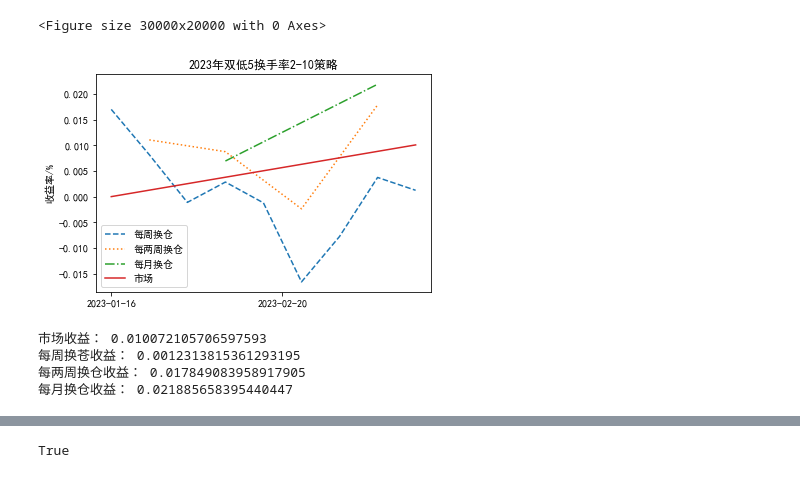
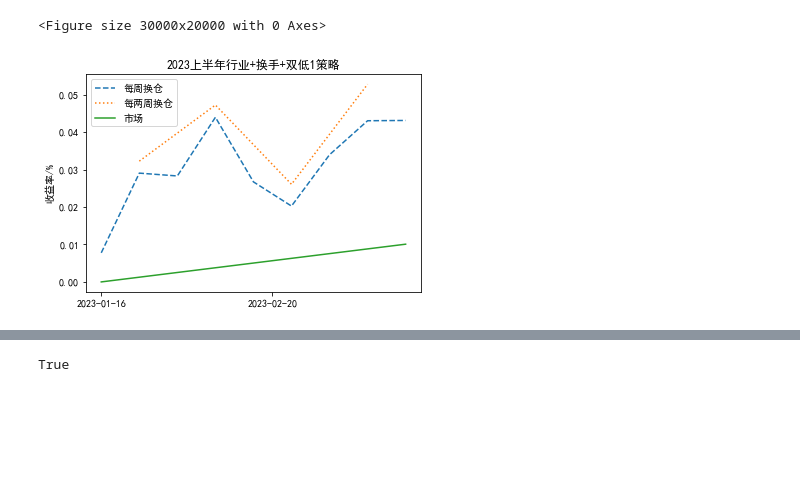
Before and after one commit to yts798/Convertible-Bond-Database, a Jupyter notebook: strategy/strategy.ipynb, the cells around one changed output, grey strips where cells are left out. Drawn from its saved outputs; the diff is of its cells as text; code cells hidden in the pictures; blank space fills up the shorter version.

```diff
--- a/strategy/strategy.ipynb
+++ b/strategy/strategy.ipynb
@@ -239,0 +536,5 @@ def plot_str(days, profit,tick_spacing = 4.5, market = DTBS['C']):
+# %%
+times = a2023
+tt = '2023上半年行业+换手+双低1策略'
+idts = ['建筑材料(2021)', '建筑装饰(2021)', '国防军工(2021)', '计算机(2021)', '通信(2021)', '食品饮料(2021)', '社会服务(2021)', '纺织服饰(2021)', '交通运输(2021)', '轻工制造(2021)']
+start(DTBS, leap(times,2), idts, 1, 1, 1, 1, 'trt', 2, 10)
@@ -249,45 +560,48 @@ font = FontProperties(fname=r"simsun.ttf", size=14)
 matplotlib.rcParams['axes.unicode_minus'] =False
 mpl.rcParams['font.sans-serif'] = ['SimHei']
 
-times = a2023
+# times = a2023
 
 tick_spacing = 4.5
 plt.figure(dpi = 5000)
 
 fig, ax = plt.subplots(1,1)
 plt.plot(leap(times, 1)[1:], ap[0],linestyle='dashed', label='每周换仓')
 
 plt.plot(leap(times, 2)[1:], ap[1],linestyle='dotted', label='每两周换仓')
 
-plt.plot(leap(times, 4)[1:], ap[2],linestyle='dashdot',label='每月换仓')
+# plt.plot(leap(times, 4)[1:], ap[2],linestyle='dashdot',label='每月换仓')
 
 i_x = [leap(times, 1)[1], leap(times, 1)[-1]]
 #     print(market['zi'][days[-1]], market['zi'][days[0]])
 
 market_gain = (DTBS['C']['zi'][leap(times, 1)[-1]]-DTBS['C']['zi'][leap(times, 1)[0]])/(DTBS['C']['zi'][leap(times, 1)[0]])
 i_y = [0, market_gain]
 plt.plot(i_x, i_y, linestyle='solid', label='市场')
 
 plt.legend()
 
 ax.xaxis.set_major_locator(ticker.MultipleLocator(tick_spacing))
 plt.ylabel('收益率/%')
-tt = '2023年双低5换手率2-10策略'
+
 plt.title(tt)
 plt.savefig(tt)
 plt.show()
 
-print("市场收益：", market_gain)
-print("每周换苍收益：", ap[0][-1])
-print("每两周换仓收益：", ap[1][-1])
-print("每月换仓收益：", ap[2][-1])
+with open('log.txt','a') as f:
+    print(tt, file=f)
+    print("市场收益：", market_gain, file=f)
+#     print("每周换仓收益：", ap[0][-1], file=f)
+#     print("每两周换仓收益：", ap[1][-1], file=f)
+#     print("每月换仓收益：", ap[2][-1], file=f)
+    print(ap[0][-1], file=f)
+    print(ap[1][-1], file=f)
+#     print(ap[2][-1], file=f)
+#     print(ap[0][-1], ap[1][-1], file=f)
+    print("\n", file=f)
 # %% [output]
 <Figure size 30000x20000 with 0 Axes>
-[figure, old version]
+[figure, new version]
-市场收益： 0.010072105706597593
-每周换苍收益： 0.0012313815361293195
-每两周换仓收益： 0.017849083958917905
-每月换仓收益： 0.021885658395440447
 # %%
 ap
 # %% [output]
```
Also changed, not shown: parts of 18 cells of this notebook, 7 other files.
